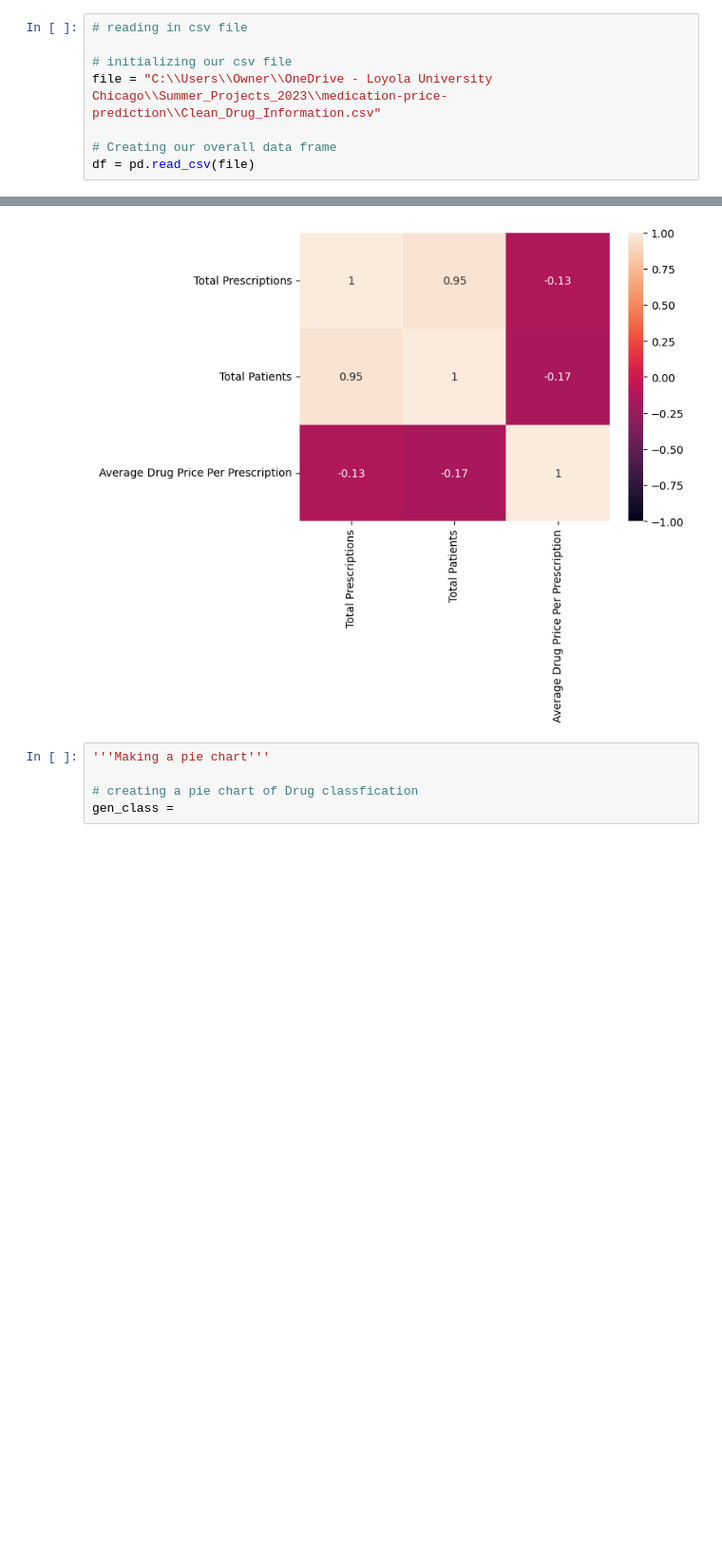
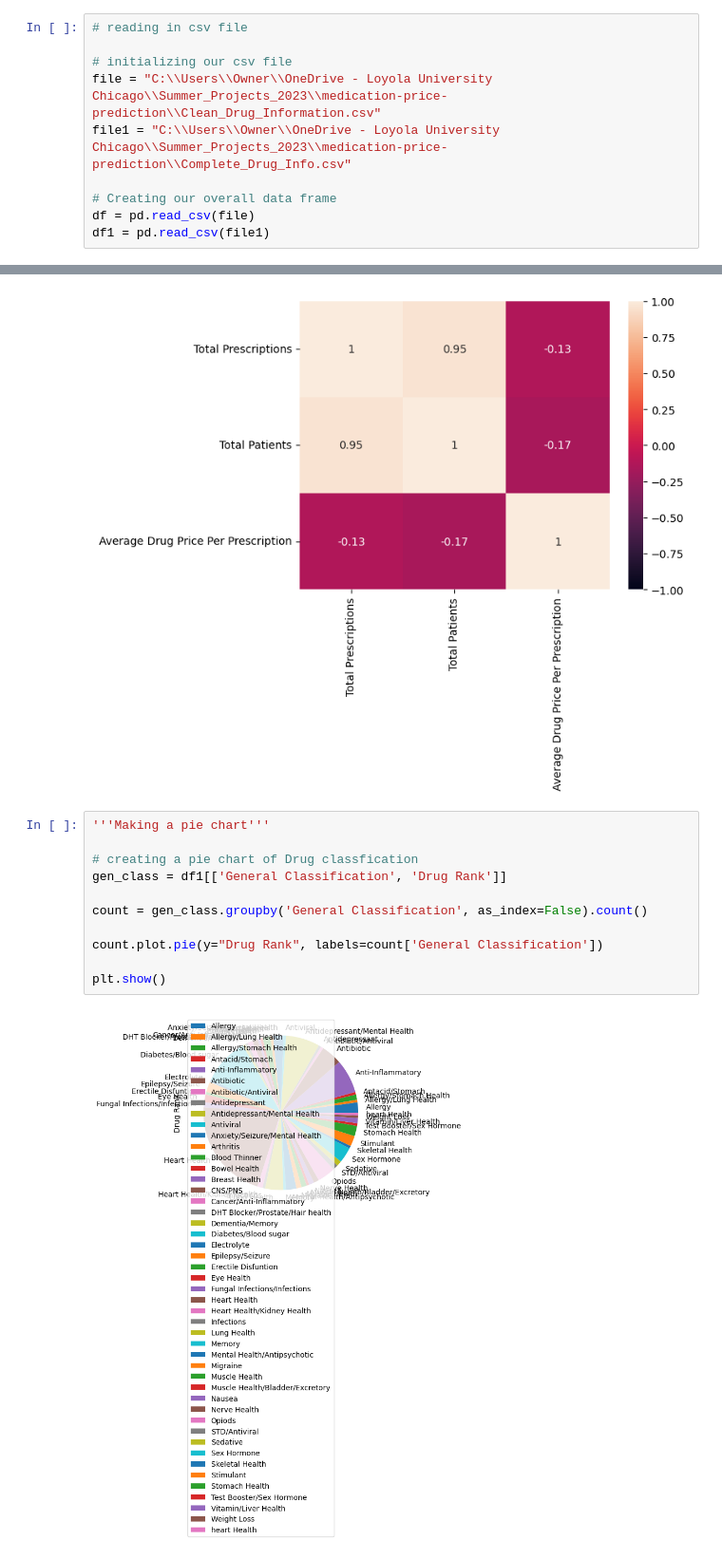
Before and after one commit to dpatt830/medication-price-prediction, a Jupyter notebook: exploratory_analysis.ipynb, the cells around one changed output, grey strips where cells are left out. Shown: that part at 95% size. Drawn from its saved outputs; the diff is of its cells as text; blank space fills up the shorter version.

```diff
--- a/exploratory_analysis.ipynb
+++ b/exploratory_analysis.ipynb
@@ -8,9 +8,11 @@ import matplotlib.pyplot as plt
 
 # initializing our csv file
 file = "C:\\Users\\Owner\\OneDrive - Loyola University Chicago\\Summer_Projects_2023\\medication-price-prediction\\Clean_Drug_Information.csv"
+file1 = "C:\\Users\\Owner\\OneDrive - Loyola University Chicago\\Summer_Projects_2023\\medication-price-prediction\\Complete_Drug_Info.csv"
 
 # Creating our overall data frame
 df = pd.read_csv(file)
+df1 = pd.read_csv(file1)
 # %%
 # creating a new column specifically for this file of total project revenue from drug sales
 df['Total Revenue'] = df['Total Prescriptions']*df['Average Drug Price Per Prescription']
@@ -67,5 +69,13 @@ plt.show()
 # %%
 '''Making a pie chart'''
 
 # creating a pie chart of Drug classfication
-gen_class =
+gen_class = df1[['General Classification', 'Drug Rank']]
+
+count = gen_class.groupby('General Classification', as_index=False).count()
+
+count.plot.pie(y="Drug Rank", labels=count['General Classification'])
+
+plt.show()
+# %% [output]
+[figure, added]
```
Also changed, not shown: parts of 2 cells of this notebook.
